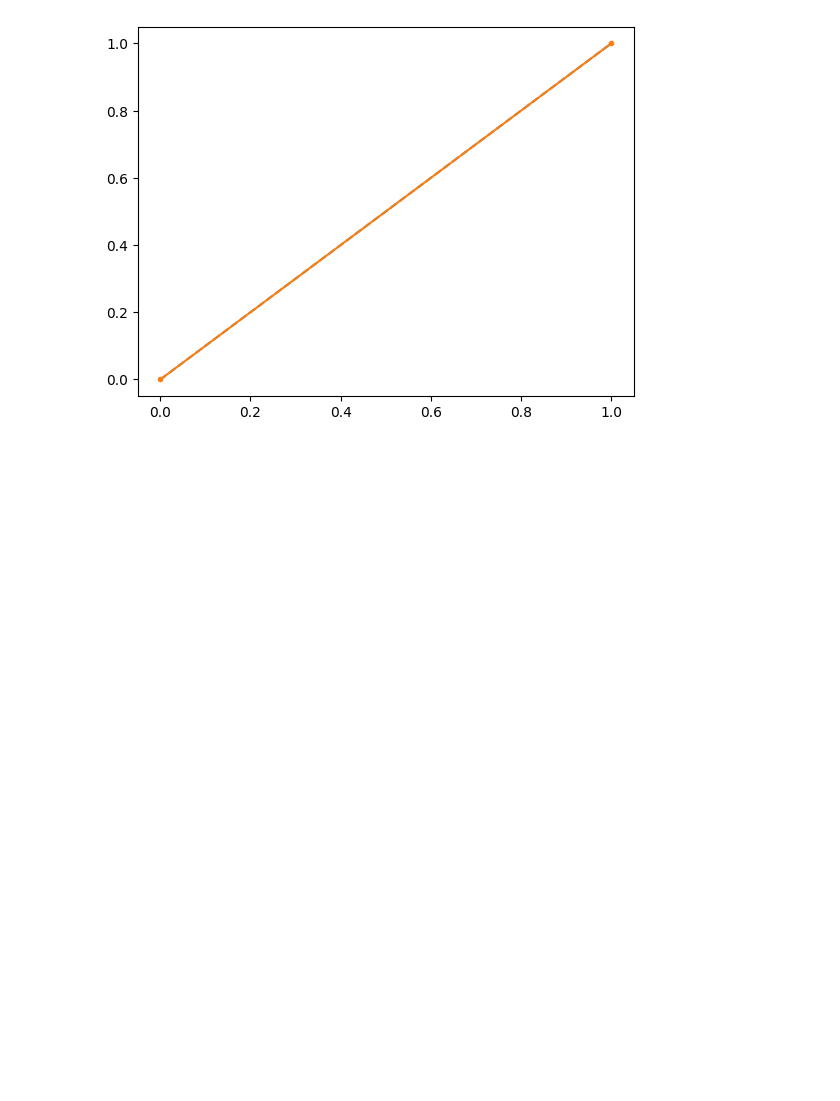
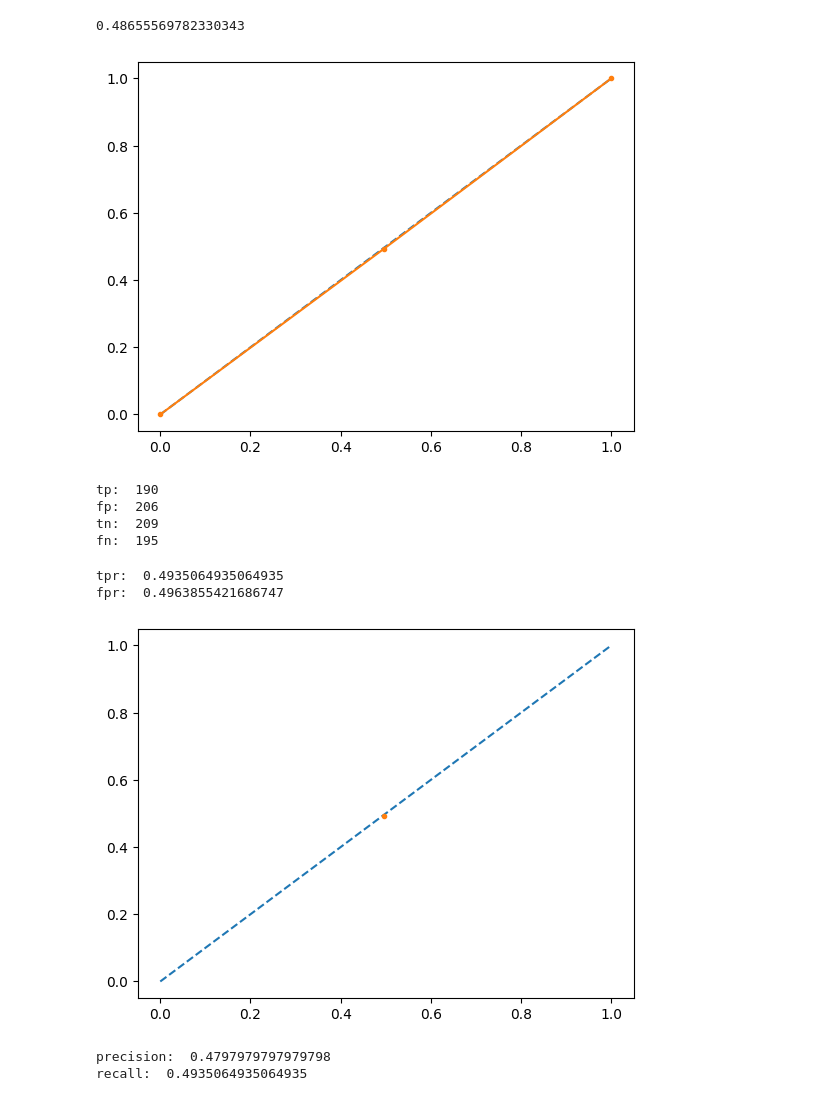
Before and after one commit to victoruribehdz/Tweets-classification-visualization-and-generation-system, a Jupyter notebook: experimental.ipynb, the cells around one changed output. Cells and saved outputs as stored; diff of their text form; code cells hidden in the pictures; blank space fills up the shorter version.

```diff
--- a/experimental.ipynb
+++ b/experimental.ipynb
@@ -83,0 +88,5 @@ len(X_val)
+# %%
+labels_dict = {'rop':0, 'got':1}
+# %%
+y_pred = [labels_dict[x] for x in y_pred]
+y_pred
@@ -101,0 +122,4 @@ fscore = f1_score(y_true, y_pred)
+# %%
+fscore
+# %% [output]
+0.48655569782330343
@@ -110,4 +136,57 @@ plt.plot([0, 1], [0, 1], linestyle='--')
 plt.plot(fpr, tpr, marker='.')
 plt.show()
 # %% [output]
-[figure, old version]
+[figure, new version]
+# %%
+
+tp = 0
+fp = 0
+tn = 0
+fn = 0
+
+for i in range(len(y_pred)):
+    if y_pred[i] == 1 and y_true[i] == 1:
+        tp += 1
+    elif y_pred[i] == 1 and y_true[i] == 0:
+        fp += 1
+    elif y_pred[i] == 0 and y_true[i] == 0:
+        tn += 1
+    elif y_pred[i] == 0 and y_true[i] == 1:
+        fn += 1
+
+print('tp: ', tp)
+print('fp: ', fp)
+print('tn: ', tn)
+print('fn: ', fn)
+# %% [output]
+tp:  190
+fp:  206
+tn:  209
+fn:  195
+# %%
+# true positive rate
+tpr = tp / (tp + fn)
+print('tpr: ', tpr)
+
+# false positive rate
+fpr = fp / (fp + tn)
+print('fpr: ', fpr)
+
+# roc curve
+plt.plot([0, 1], [0, 1], linestyle='--')
+plt.plot(fpr, tpr, marker='.')
+plt.show()
+# %% [output]
+tpr:  0.4935064935064935
+fpr:  0.4963855421686747
+[figure, added]
+# %%
+
+precision = tp / (tp + fp)
+recall = tp / (tp + fn)
+
+print('precision: ', precision)
+print('recall: ', recall)
+# %% [output]
+precision:  0.4797979797979798
+recall:  0.4935064935064935
```
Also changed, not shown: parts of 11 cells of this notebook.
